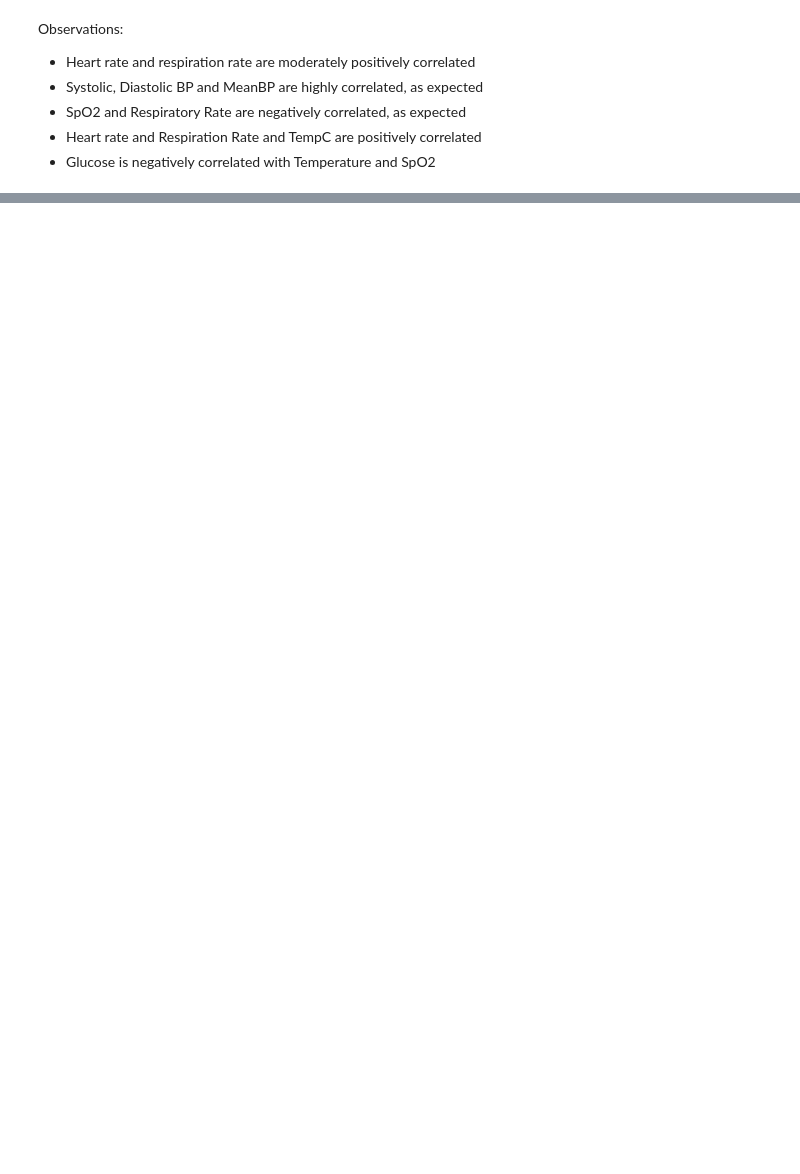
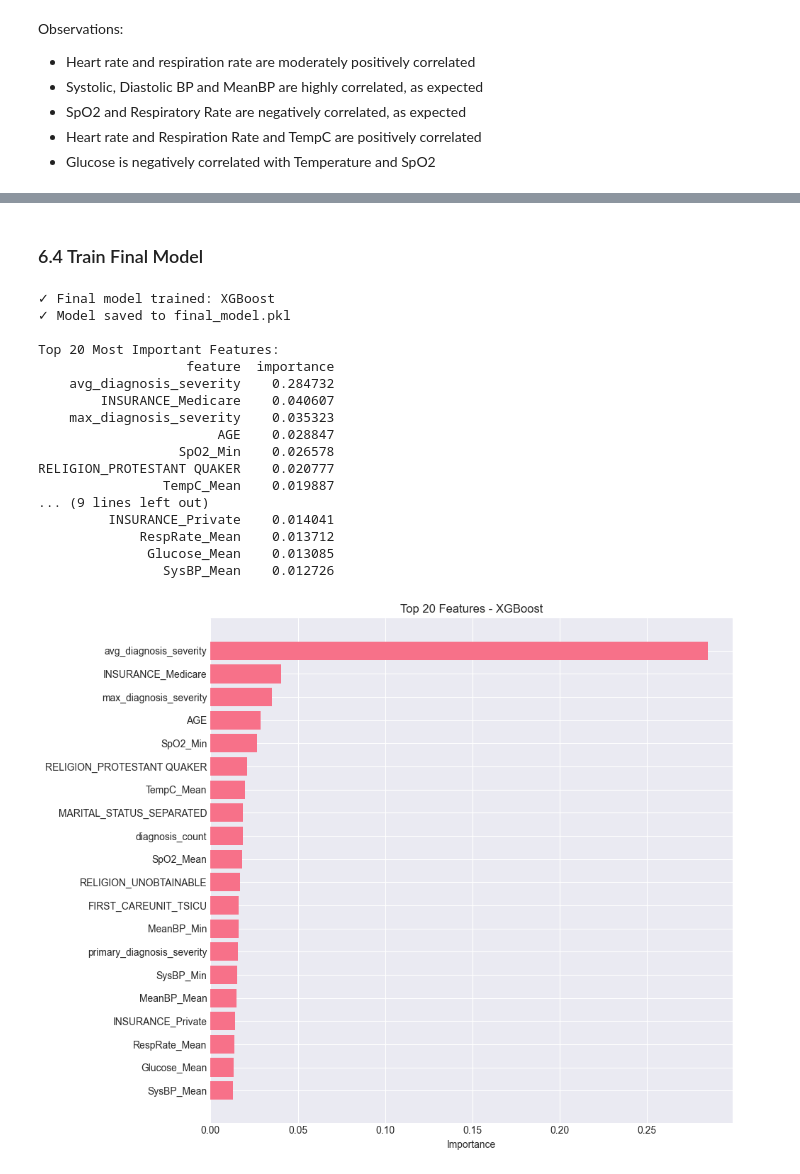
Before and after one commit to majoargote/ml_final_project, a Jupyter notebook: Argote_Mariajose_CML_2025.ipynb, the cells around one changed output, grey strips where cells are left out. Drawn from its saved outputs; the diff is of its cells as text; code cells hidden in the pictures; blank space fills up the shorter version.

```diff
--- a/Argote_Mariajose_CML_2025.ipynb
+++ b/Argote_Mariajose_CML_2025.ipynb
@@ -477,0 +29,5 @@ plt.show()
+# %%
+# Configuration
+EDA = True  # Set to False to skip visualizations
+SEED = 244459055  # For reproducibility
+ALPHA = 9 #tweak for severity calculation, 9 appears to be optimal
@@ -1180,0 +695,15 @@ max                      0.713607
+# %%
+# Fit preprocessing on training data
+X_train, y_train, preprocess_state = fit_preprocessing_pipeline(
+    train_base_w_severity,
+    target_col
+)
+
+# Save state
+joblib.dump(preprocess_state, 'preprocessing_state.pkl')
+print("\n✓ Preprocessing state saved")
+
+print(f"\nReady for modeling:")
+print(f"  X_train: {X_train.shape}")
+print(f"  y_train: {y_train.shape}")
+print(f"  Class balance: {y_train.value_counts(normalize=True).values}")
@@ -1180,0 +847,60 @@ max                      0.713607
+# %% [markdown]
+### 6.4 Train Final Model
+# %%
+# Train final model on full training set
+final_model = models[best_model_name]
+final_model.fit(X_train, y_train)
+
+print(f"✓ Final model trained: {best_model_name}")
+
+# Save model
+joblib.dump(final_model, 'final_model.pkl')
+print("✓ Model saved to final_model.pkl")
+
+# Feature importance (if available)
+if hasattr(final_model, 'feature_importances_'):
+    importance_df = pd.DataFrame({
+        'feature': X_train.columns,
+        'importance': final_model.feature_importances_
+    }).sort_values('importance', ascending=False).head(20)
+
+    print(f"\nTop 20 Most Important Features:")
+    print(importance_df.to_string(index=False))
+
+    if EDA:
+        plt.figure(figsize=(10, 8))
+        plt.barh(importance_df['feature'], importance_df['importance'])
+        plt.xlabel('Importance')
+        plt.title(f'Top 20 Features - {best_model_name}')
+        plt.gca().invert_yaxis()
+        plt.tight_layout()
+        plt.show()
+elif hasattr(final_model, 'coef_'):
+    coef_df = pd.DataFrame({
+        'feature': X_train.columns,
+        'coefficient': final_model.coef_[0]
+    })
+    coef_df['abs_coef'] = np.abs(coef_df['coefficient'])
+    coef_df = coef_df.sort_values('abs_coef', ascending=False).head(20)
+
+    print(f"\nTop 20 Features by Absolute Coefficient:")
+    print(coef_df[['feature', 'coefficient']].to_string(index=False))
+# %% [output]
+✓ Final model trained: XGBoost
+✓ Model saved to final_model.pkl
+
+Top 20 Most Important Features:
+                   feature  importance
+    avg_diagnosis_severity    0.284732
+        INSURANCE_Medicare    0.040607
+    max_diagnosis_severity    0.035323
+                       AGE    0.028847
+                  SpO2_Min    0.026578
+RELIGION_PROTESTANT QUAKER    0.020777
+                TempC_Mean    0.019887
+... (9 lines left out)
+         INSURANCE_Private    0.014041
+             RespRate_Mean    0.013712
+              Glucose_Mean    0.013085
+                SysBP_Mean    0.012726
+[figure, added]
```
Also changed, not shown: parts of 102 cells of this notebook, 29 other files.
